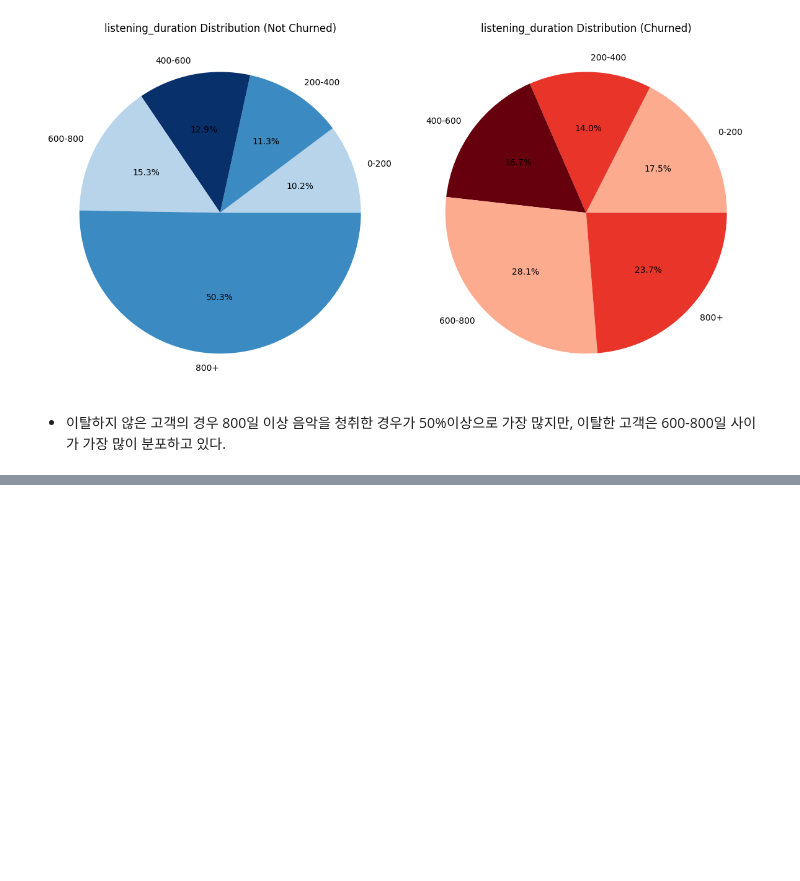
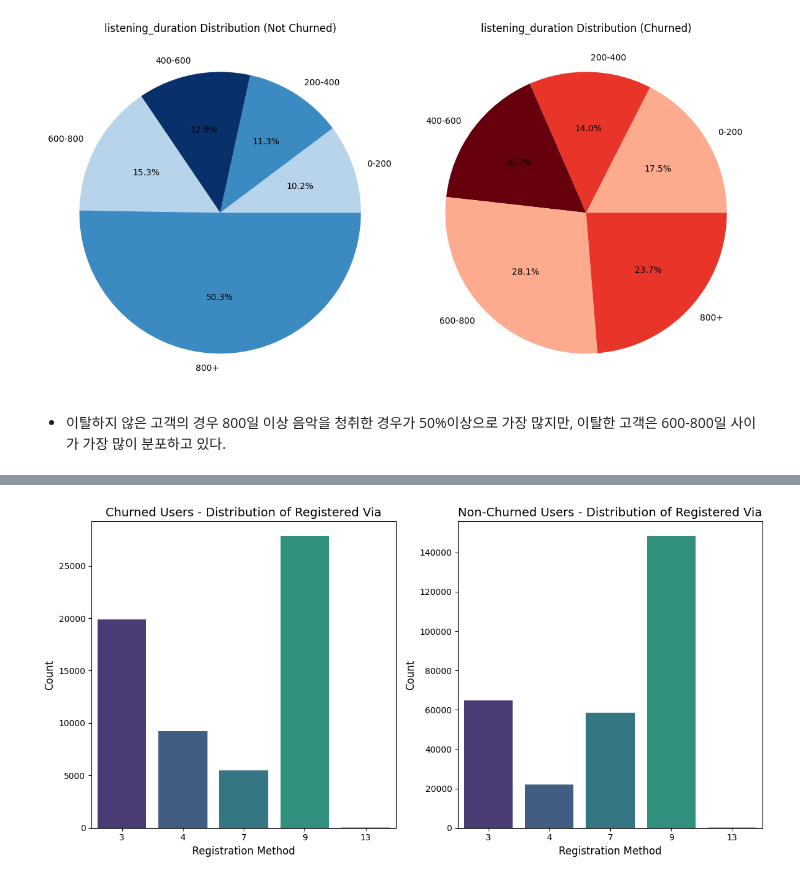
Before and after one commit to SKNETWORKS-FAMILY-AICAMP/SKN09-2nd-2Team, a Jupyter notebook: dain/dain_EDA.ipynb, the cells around one changed output, grey strips where cells are left out. Drawn from its saved outputs; the diff is of its cells as text; code cells hidden in the pictures; blank space fills up the shorter version.

```diff
--- a/dain/dain_EDA.ipynb
+++ b/dain/dain_EDA.ipynb
@@ -405,0 +462,36 @@ plt.show()
+# %%
+# 색상 팔레트 설정
+colors = sns.color_palette("viridis")
+
+# is_churn이 1인 그룹
+churned = df[df['is_churn'] == 1]
+
+# is_churn이 0인 그룹
+non_churned = df[df['is_churn'] == 0]
+
+# 데이터 분포 시각화
+plt.figure(figsize=(12, 6))
+
+# is_churn이 1인 그룹 시각화
+plt.subplot(1, 2, 1)
+sns.barplot(x=churned['registered_via'].value_counts().index,
+            y=churned['registered_via'].value_counts().values,
+            palette=colors)
+plt.title("Churned Users - Distribution of Registered Via", fontsize=14)
+plt.xlabel("Registration Method", fontsize=12)
+plt.ylabel("Count", fontsize=12)
+
+# is_churn이 0인 그룹 시각화
+plt.subplot(1, 2, 2)
+sns.barplot(x=non_churned['registered_via'].value_counts().index,
+            y=non_churned['registered_via'].value_counts().values,
+            palette=colors)
+plt.title("Non-Churned Users - Distribution of Registered Via", fontsize=14)
+plt.xlabel("Registration Method", fontsize=12)
+plt.ylabel("Count", fontsize=12)
+
+# 그래프 출력
+plt.tight_layout()
+plt.show()
+# %% [output]
+[figure, added]
```
Also changed, not shown: parts of 6 cells of this notebook, 1 other file.
